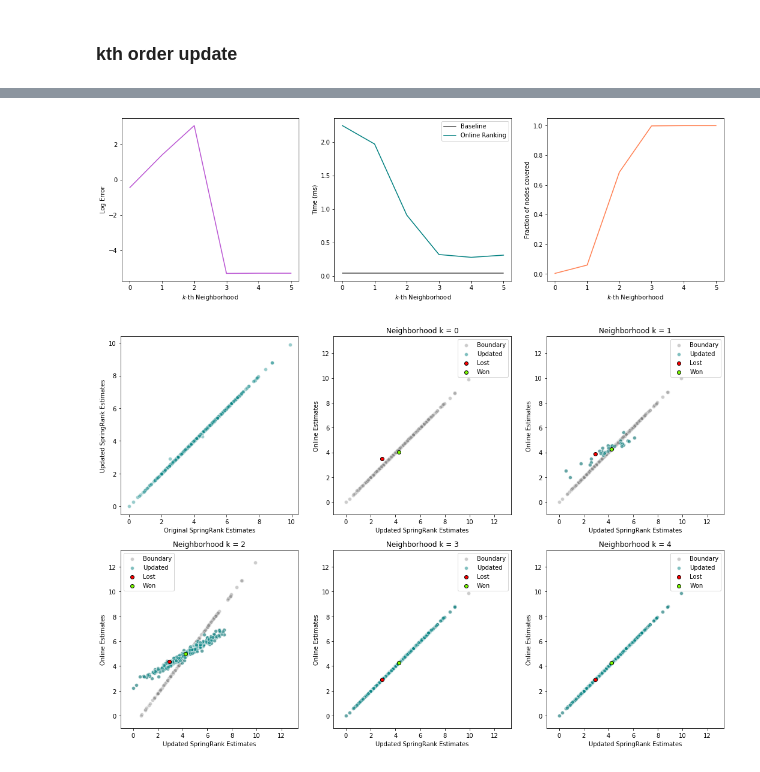
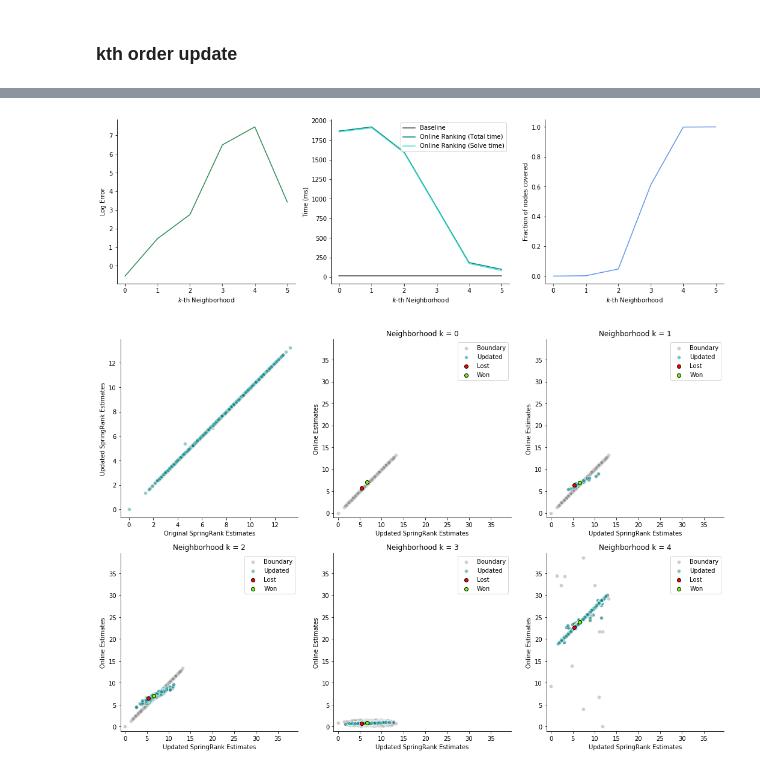
Before and after one commit to AparaV/SpringRankGroups, a Jupyter notebook: api/jupyter/online_ranking.ipynb, the cells around one changed output, grey strips where cells are left out. Saved outputs shown, nothing was run; the diff lists cells and outputs as text; code cells hidden in the pictures.

Commit message:
One pass results from larger networks

```diff
--- a/api/jupyter/online_ranking.ipynb
+++ b/api/jupyter/online_ranking.ipynb
@@ -96,17 +106,18 @@ def lagrange_multipliers(A, s_0, neighbors):
 def kth_order_update(A, s_0, N0, order, option="reduced", return_compute_times=False):
 
     start_time = time()
-    N = collect_neighborhood(A, N0, order)
+    neighbors_cache = cache_neighbors(A)
+    N = collect_neighborhood(N0, order, neighbors_cache)
     end_time = time()
     neighbor_time = end_time - start_time
 
     start_time = time()
 
     if option == "reduced":
-        print("Computing updates via solving the new Hamiltonian")
+#         print("Computing updates via solving the new Hamiltonian")
         s_est, delta_p = update_ranks(A, s_0, N)
     elif option == "lagrange":
-        print("Computing ranks via Lagrange multipliers")
+#         print("Computing ranks via Lagrange multipliers")
         s_est, lamb = lagrange_multipliers(A, s_0, N)
 
     end_time = time()
@@ -222,10 +238,11 @@ Okay, works!
 beta = 0.5
 p_ij = 1 / (1 + np.exp(-2*beta))
 alpha = 1
-N = 500
+N = 10000
 K = 10
 
 A_0 = sr.SpringRank_planted_network(N, beta, alpha, K)
+# A_0 = generate_large_network(N, 0.2, K)
 s_0 = sr.SpringRank(A_0)
 s_0 = tl.adjust_ranks(s_0, A_0, p_ij=p_ij)
 # %%
@@ -320,34 +332,38 @@ Computing ranks via Lagrange multipliers
 # %%
 fig, ax = plt.subplots(1, 3, figsize=(18, 5))
 
 for i in range(3):
     ax[i].set_xlabel(r"$k$-th Neighborhood")
     ax[i].set_xticks(orders)
+    ax[i].spines['top'].set_visible(False)
+    ax[i].spines['right'].set_visible(False)
 
-ax[0].plot(orders, np.log(errors), color="mediumorchid")
+ax[0].plot(orders, np.log(errors), color="seagreen")
 ax[0].set_ylabel("Log Error")
 
 
 ax[1].plot(orders, [baseline_time]*len(orders), color='black', alpha=0.7, label="Baseline")
-ax[1].plot(orders, elapsed_times, color="teal", label="Online Ranking")
-# ax[1].plot(orders, neighbor_times, color="red", label="Neighbor collection")
-# ax[1].plot(orders, solve_times, color="blue", label="Solve")
+ax[1].plot(orders, elapsed_times, color="teal", label="Online Ranking (Total time)")
+# ax[1].plot(orders, neighbor_times, color="red", label="Online Ranking (Neighbor collection)")
+ax[1].plot(orders, solve_times, color="turquoise", label="Online Ranking (Solve time)")
 ax[1].set_ylabel("Time (ms)")
 ax[1].legend()
 
 
-ax[2].plot(orders, fraction_nodes, color="coral")
+ax[2].plot(orders, fraction_nodes, color="cornflowerblue")
 ax[2].set_ylabel("Fraction of nodes covered")
 
-plt.savefig("../../figures/OnePassOnlineGraphs.png", dpi=200, bbox_inches="tight")
+plt.savefig("../../figures/OnePassOnlineGraphs_" + str(N) + ".png", dpi=200, bbox_inches="tight")
 
 plt.show()
 # %% [output]
-[figure, old version]
+[figure, new version]
 # %%
 fig, ax = plt.subplots(2, 3, figsize=(18, 12))
 
 ax[0,0].scatter(s_0, s, color='teal', edgecolor='white', alpha=0.4)
+ax[0,0].spines['top'].set_visible(False)
+ax[0,0].spines['right'].set_visible(False)
 
 ax[0,0].set_xlabel("Original SpringRank Estimates")
 ax[0,0].set_ylabel("Updated SpringRank Estimates")
@@ -358,6 +374,9 @@ for i in range(2):
         if j == 0 and i == 0:
             continue
         k = i*3 + j - 1
+
+        ax[i,j].spines['top'].set_visible(False)
+        ax[i,j].spines['right'].set_visible(False)
 
         ax[i,j].scatter(s, s_all[k], color="grey", edgecolor="white", alpha=0.4, label="Boundary")
 
@@ -376,7 +395,7 @@ for i in range(2):
 
         ax[i,j].legend()
 
-plt.savefig("../../figures/OnePassOnlineUpdates.png", dpi=200, bbox_inches="tight")
+plt.savefig("../../figures/OnePassOnlineUpdates" + str(N) + ".png", dpi=200, bbox_inches="tight")
 plt.show()
 # %% [output]
-[figure, old version]
+[figure, new version]
```
Also changed, not shown: parts of 7 cells of this notebook, 8 other files.
